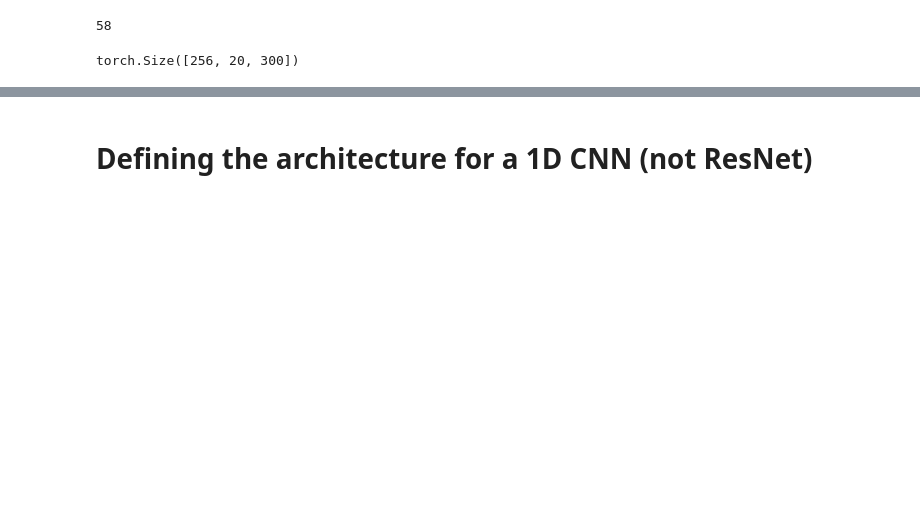
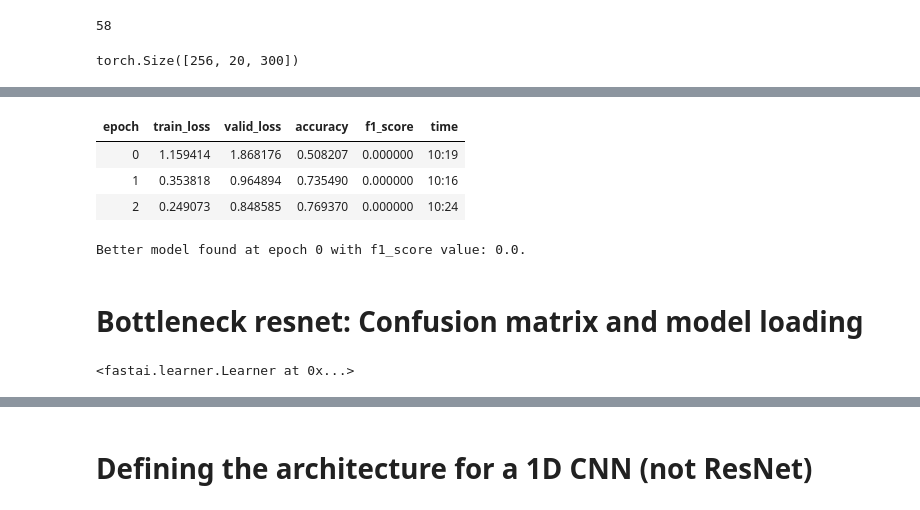
Before and after one commit to lphohmann/BINP37_DL_protein_classification, a Jupyter notebook: 1D_ResNet.ipynb, the cells around one changed output, grey strips where cells are left out. Saved outputs shown, nothing was run; the diff lists cells and outputs as text; code cells hidden in the pictures; blank space fills up the shorter version.

```diff
--- a/1D_ResNet.ipynb
+++ b/1D_ResNet.ipynb
@@ -213,0 +173,8 @@ plt.hist(y,bins=dls.c)
+# %%
+# the stem
+def _resnet_stem(*sizes):
+    return [
+        ConvLayer(sizes[i], sizes[i+1], 3, stride = 2, ndim=1 if i==0 else 1) for i in range(len(sizes)-1) # ndim
+    ] + [nn.MaxPool1d(kernel_size=3, stride=2, padding=1)] # 1d
+
+m = _resnet_stem(20,32,32,64) # just add 20, to add the first layer to increate to 20 channels
@@ -213,0 +237,22 @@ plt.hist(y,bins=dls.c)
+# %%
+# train
+epochs=3
+lr=0.00010964782268274575 # based on valley in lr_find
+learn = learn.fit_one_cycle(epochs, lr) # appareantly some labels in y_test don't appear in y_pred and are never predicted. This messes with the weighted f-score.
+# UndefinedMetricWarning: F-score is ill-defined and being set to 0.0 in labels with no true nor predicted samples. Use `zero_division` parameter to control this behavior.
+# seems as they say "nor" -> check on the labels, all of them should be present in the model. maybe dls.vocab doesnt work in F1Score().
+# %% [output]
+| epoch | train_loss | valid_loss | accuracy | f1_score | time |
+| 0 | 1.159414 | 1.868176 | 0.508207 | 0.000000 | 10:19 |
+| 1 | 0.353818 | 0.964894 | 0.735490 | 0.000000 | 10:16 |
+| 2 | 0.249073 | 0.848585 | 0.769370 | 0.000000 | 10:24 |
+Better model found at epoch 0 with f1_score value: 0.0.
+# %% [markdown]
+# Bottleneck resnet: Confusion matrix and model loading
+# %%
+# load the model (is it possible to continue training?)
+learn.load('2D_ResNet50')
+# model summary print out
+# do lr_find again before continuing training
+# %% [output]
+<fastai.learner.Learner at 0x...>
```
Also changed, not shown: parts of 43 cells of this notebook.
